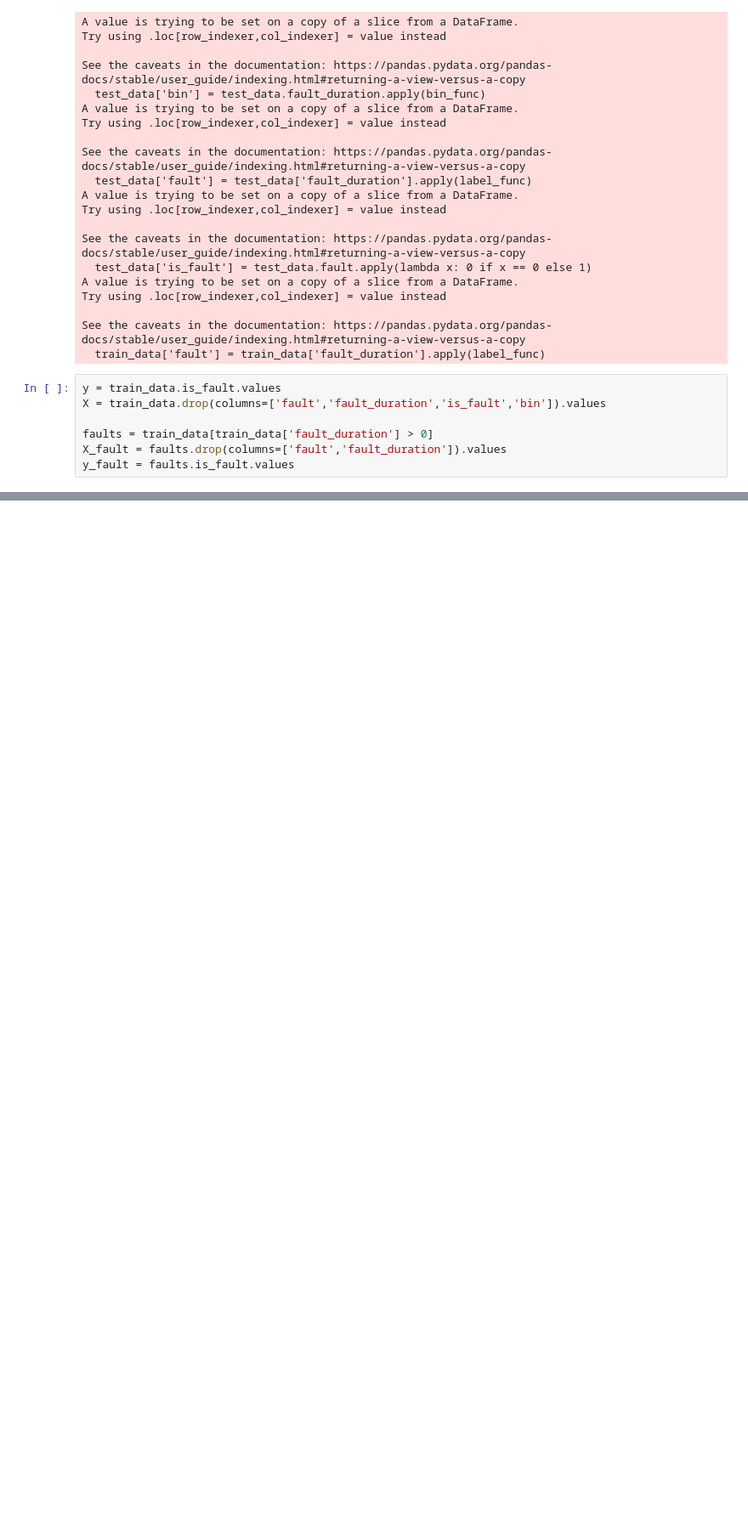
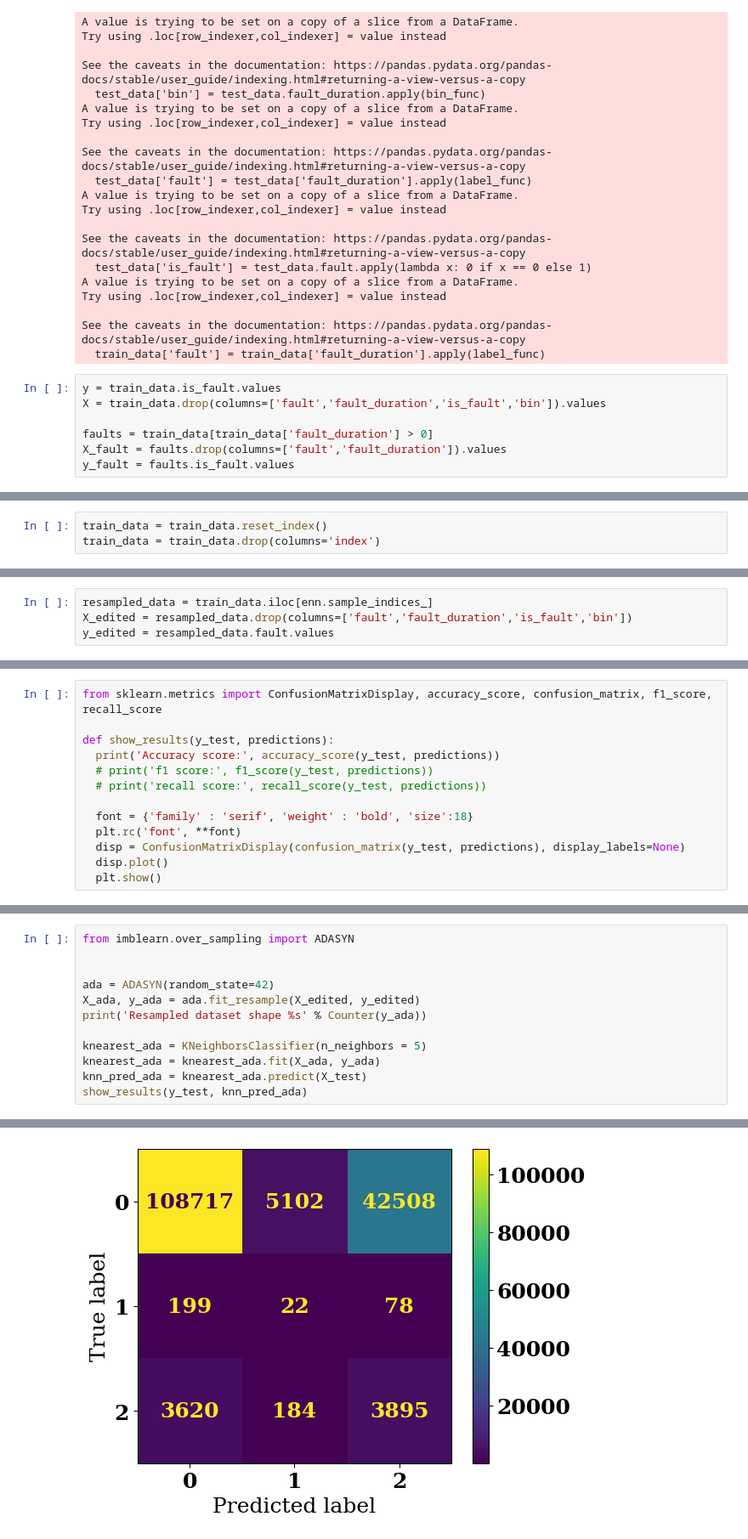
Before and after one commit to otavio-hbf/oversampling-strategies, a Jupyter notebook: oversampling/ENN.ipynb, the cells around one changed output, grey strips where cells are left out. Shown at 85% size. Saved outputs shown, nothing was run; the diff lists cells and outputs as text; blank space fills up the shorter version.

```diff
--- a/oversampling/ENN.ipynb
+++ b/oversampling/ENN.ipynb
@@ -97,0 +119,3 @@ print('Resampled dataset shape %s' % Counter(y_res))
+# %%
+train_data = train_data.reset_index()
+train_data = train_data.drop(columns='index')
@@ -97,0 +138,4 @@ print('Resampled dataset shape %s' % Counter(y_res))
+# %%
+resampled_data = train_data.iloc[enn.sample_indices_]
+X_edited = resampled_data.drop(columns=['fault','fault_duration','is_fault','bin'])
+y_edited = resampled_data.fault.values
@@ -97,0 +160,13 @@ print('Resampled dataset shape %s' % Counter(y_res))
+# %%
+from sklearn.metrics import ConfusionMatrixDisplay, accuracy_score, confusion_matrix, f1_score, recall_score
+
+def show_results(y_test, predictions):
+  print('Accuracy score:', accuracy_score(y_test, predictions))
+  # print('f1 score:', f1_score(y_test, predictions))
+  # print('recall score:', recall_score(y_test, predictions))
+
+  font = {'family' : 'serif', 'weight' : 'bold', 'size':18}
+  plt.rc('font', **font)
+  disp = ConfusionMatrixDisplay(confusion_matrix(y_test, predictions), display_labels=None)
+  disp.plot()
+  plt.show()
@@ -97,0 +194,13 @@ print('Resampled dataset shape %s' % Counter(y_res))
+# %%
+from imblearn.over_sampling import ADASYN
+
+
+ada = ADASYN(random_state=42)
+X_ada, y_ada = ada.fit_resample(X_edited, y_edited)
+print('Resampled dataset shape %s' % Counter(y_ada))
+
+knearest_ada = KNeighborsClassifier(n_neighbors = 5)
+knearest_ada = knearest_ada.fit(X_ada, y_ada)
+knn_pred_ada = knearest_ada.predict(X_test)
+show_results(y_test, knn_pred_ada)
+# %% [output]
@@ -97,0 +209 @@ print('Resampled dataset shape %s' % Counter(y_res))
+[figure, added]
```
Also changed, not shown: parts of 13 cells of this notebook, 1 other file.
